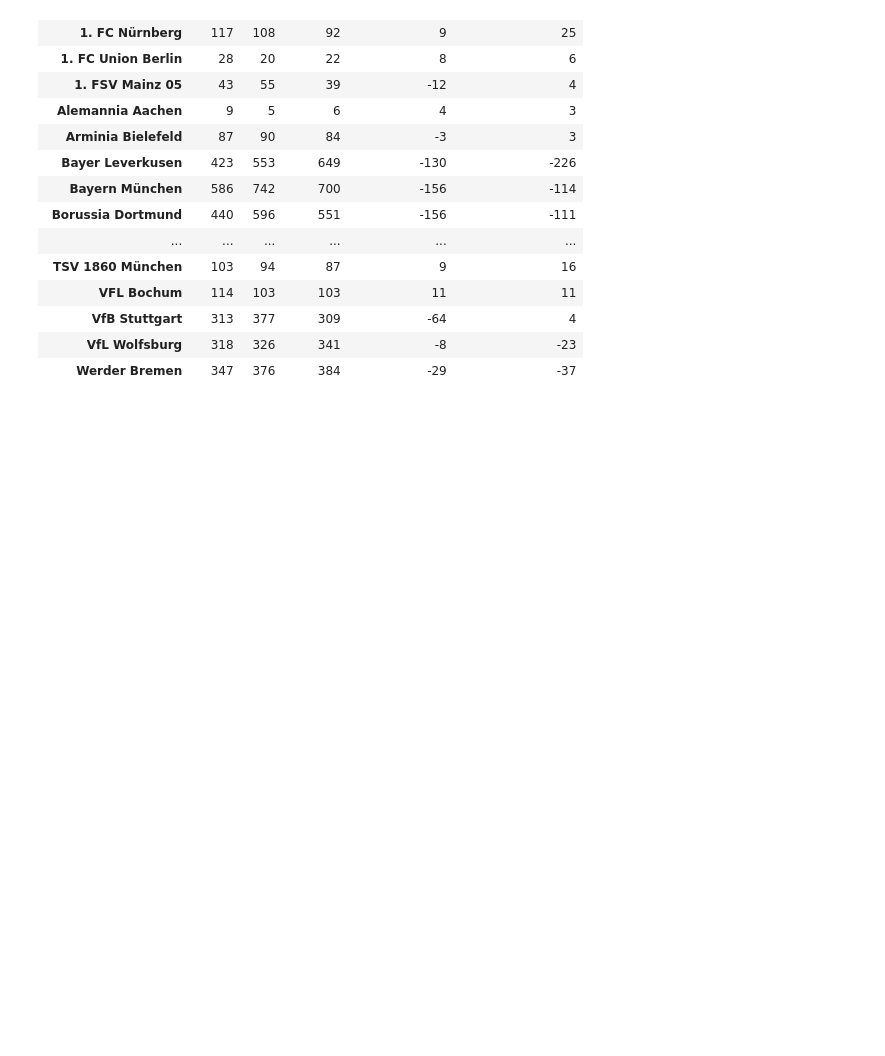
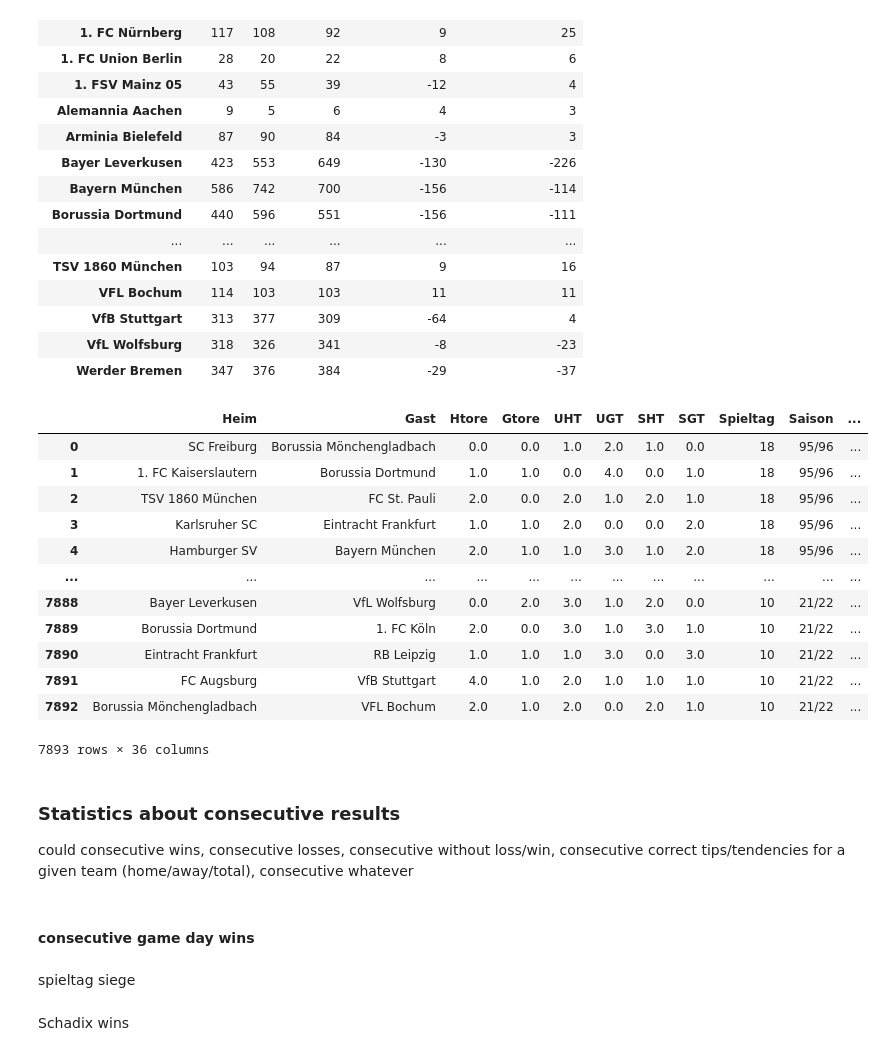
Before and after one commit to Schadix/biertoto_python, a Jupyter notebook: biertoto.ipynb, the cells around one changed output. Saved outputs shown, nothing was run; the diff lists cells and outputs as text; code cells hidden in the pictures; blank space fills up the shorter version.

Commit message:
add base consecutive calculations

```diff
--- a/biertoto.ipynb
+++ b/biertoto.ipynb
@@ -847,3 +828,26 @@ all_wins
 | VfB Stuttgart | 313 | 377 | 309 | -64 | 4 |
 | VfL Wolfsburg | 318 | 326 | 341 | -8 | -23 |
 | Werder Bremen | 347 | 376 | 384 | -29 | -37 |
+# %%
+df
+# %% [output]
+|  | Heim | Gast | Htore | Gtore | UHT | UGT | SHT | SGT | Spieltag | Saison | ... |
+| 0 | SC Freiburg | Borussia Mönchengladbach | 0.0 | 0.0 | 1.0 | 2.0 | 1.0 | 0.0 | 18 | 95/96 | ... |
+| 1 | 1. FC Kaiserslautern | Borussia Dortmund | 1.0 | 1.0 | 0.0 | 4.0 | 0.0 | 1.0 | 18 | 95/96 | ... |
+| 2 | TSV 1860 München | FC St. Pauli | 2.0 | 0.0 | 2.0 | 1.0 | 2.0 | 1.0 | 18 | 95/96 | ... |
+| 3 | Karlsruher SC | Eintracht Frankfurt | 1.0 | 1.0 | 2.0 | 0.0 | 0.0 | 2.0 | 18 | 95/96 | ... |
+| 4 | Hamburger SV | Bayern München | 2.0 | 1.0 | 1.0 | 3.0 | 1.0 | 2.0 | 18 | 95/96 | ... |
+| ... | ... | ... | ... | ... | ... | ... | ... | ... | ... | ... | ... |
+| 7888 | Bayer Leverkusen | VfL Wolfsburg | 0.0 | 2.0 | 3.0 | 1.0 | 2.0 | 0.0 | 10 | 21/22 | ... |
+| 7889 | Borussia Dortmund | 1. FC Köln | 2.0 | 0.0 | 3.0 | 1.0 | 3.0 | 1.0 | 10 | 21/22 | ... |
+| 7890 | Eintracht Frankfurt | RB Leipzig | 1.0 | 1.0 | 1.0 | 3.0 | 0.0 | 3.0 | 10 | 21/22 | ... |
+| 7891 | FC Augsburg | VfB Stuttgart | 4.0 | 1.0 | 2.0 | 1.0 | 1.0 | 1.0 | 10 | 21/22 | ... |
+| 7892 | Borussia Mönchengladbach | VFL Bochum | 2.0 | 1.0 | 2.0 | 0.0 | 2.0 | 1.0 | 10 | 21/22 | ... |
+7893 rows × 36 columns
+# %% [markdown]
+### Statistics about consecutive results
+could consecutive wins, consecutive losses, consecutive without loss/win, consecutive correct tips/tendencies for a given team (home/away/total), consecutive whatever
+# %% [markdown]
+#### consecutive game day wins
+# %% [markdown]
+spieltag siege
@@ -849,0 +856,2 @@ all_wins
+# %% [markdown]
+Schadix wins
```
Also changed, not shown: parts of 36 cells of this notebook.
